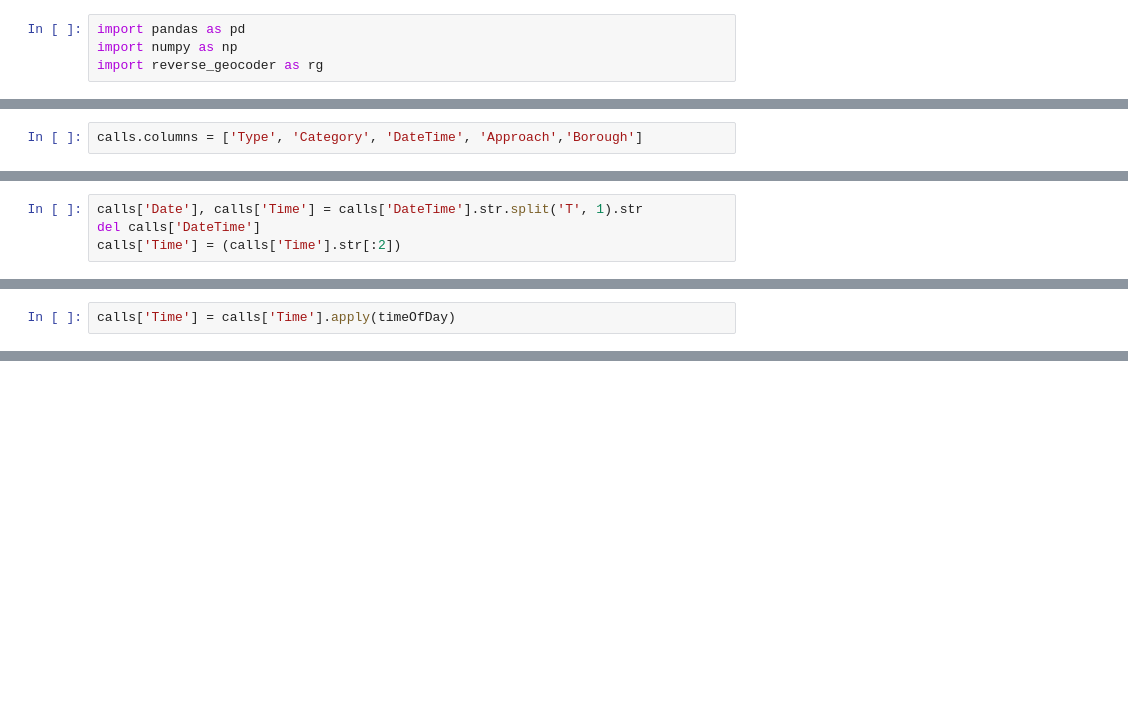
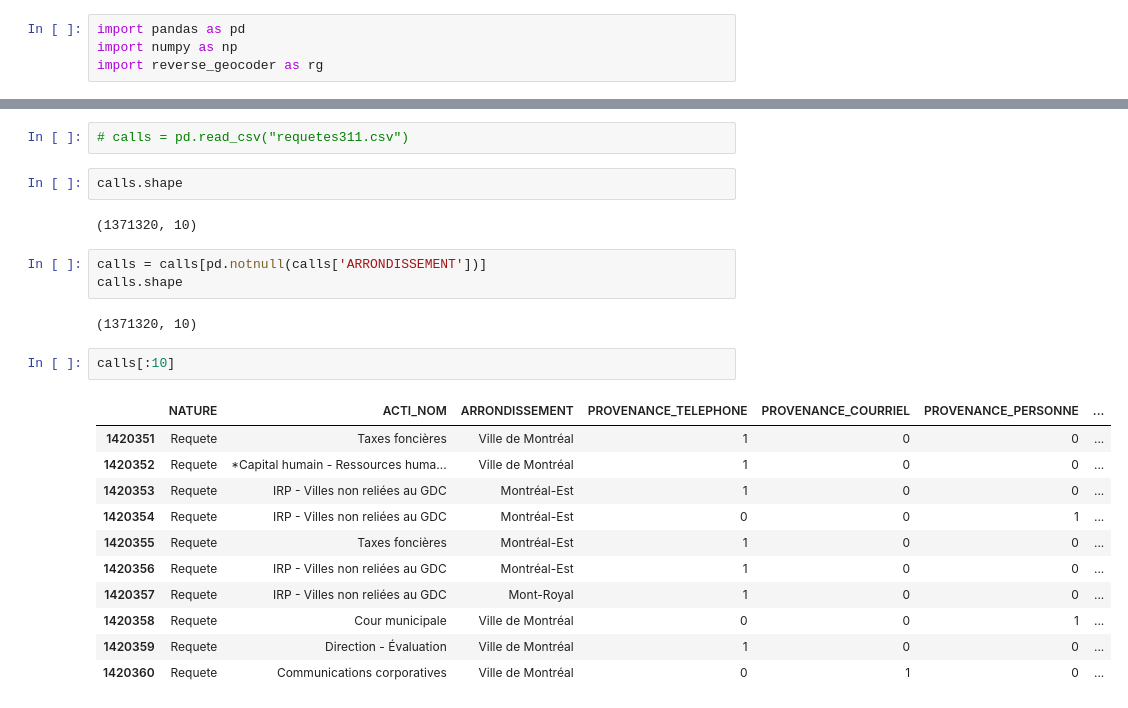
Before and after one commit to parthkhanna150/montreal-crime, a Jupyter notebook: exploration.ipynb, the cells around one changed output, grey strips where cells are left out. Cells and saved outputs as stored; diff of their text form; blank space fills up the shorter version.

```diff
--- a/exploration.ipynb
+++ b/exploration.ipynb
@@ -10,2 +4,0 @@ calls = pd.DataFrame(calls)
-# %%
-calls.columns = ['Type', 'Category', 'DateTime', 'Approach','Borough']
@@ -23,4 +4,0 @@ def timeOfDay(time):
-# %%
-calls['Date'], calls['Time'] = calls['DateTime'].str.split('T', 1).str
-del calls['DateTime']
-calls['Time'] = (calls['Time'].str[:2])
@@ -39,2 +4,0 @@ calls['Time'] = (calls['Time'].str[:2])
-# %%
-calls['Time'] = calls['Time'].apply(timeOfDay)
@@ -96,0 +5,25 @@ KeyError: 'Longitude'
+# %%
+# calls = pd.read_csv("requetes311.csv")
+# %%
+calls.shape
+# %% [output]
+(1371320, 10)
+# %%
+calls = calls[pd.notnull(calls['ARRONDISSEMENT'])]
+calls.shape
+# %% [output]
+(1371320, 10)
+# %%
+calls[:10]
+# %% [output]
+|  | NATURE | ACTI_NOM | ARRONDISSEMENT | PROVENANCE_TELEPHONE | PROVENANCE_COURRIEL | PROVENANCE_PERSONNE | ... |
+| 1420351 | Requete | Taxes foncières | Ville de Montréal | 1 | 0 | 0 | ... |
+| 1420352 | Requete | *Capital humain - Ressources huma... | Ville de Montréal | 1 | 0 | 0 | ... |
+| 1420353 | Requete | IRP - Villes non reliées au GDC | Montréal-Est | 1 | 0 | 0 | ... |
+| 1420354 | Requete | IRP - Villes non reliées au GDC | Montréal-Est | 0 | 0 | 1 | ... |
+| 1420355 | Requete | Taxes foncières | Montréal-Est | 1 | 0 | 0 | ... |
+| 1420356 | Requete | IRP - Villes non reliées au GDC | Montréal-Est | 1 | 0 | 0 | ... |
+| 1420357 | Requete | IRP - Villes non reliées au GDC | Mont-Royal | 1 | 0 | 0 | ... |
+| 1420358 | Requete | Cour municipale | Ville de Montréal | 0 | 0 | 1 | ... |
+| 1420359 | Requete | Direction - Évaluation | Ville de Montréal | 1 | 0 | 0 | ... |
+| 1420360 | Requete | Communications corporatives | Ville de Montréal | 0 | 1 | 0 | ... |
```
Also changed, not shown: parts of 73 cells of this notebook.
